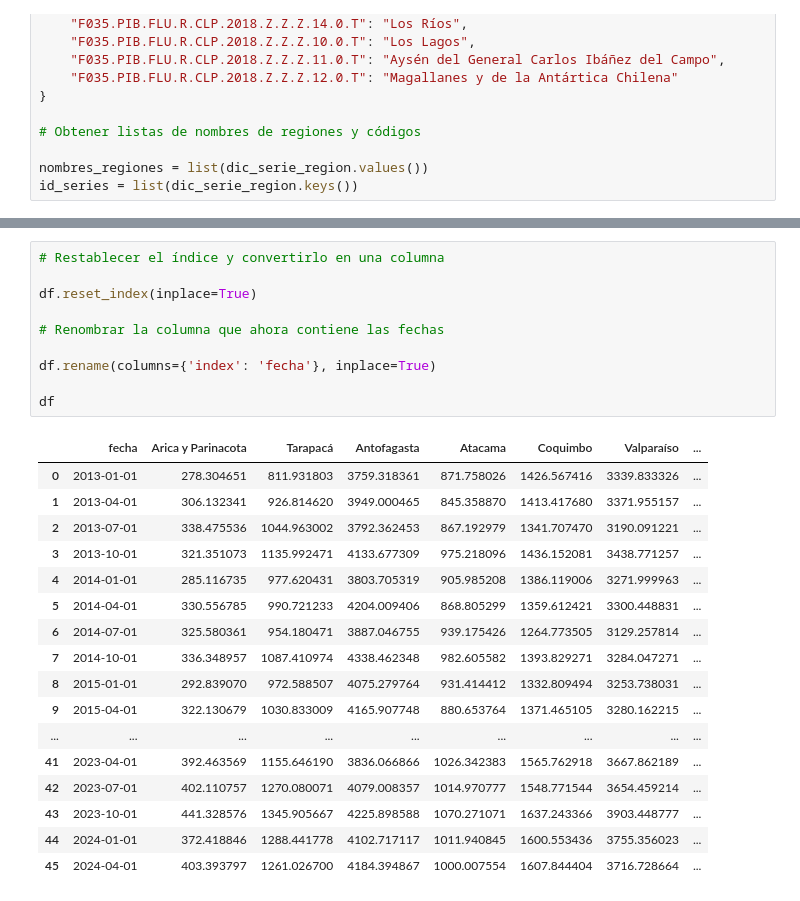
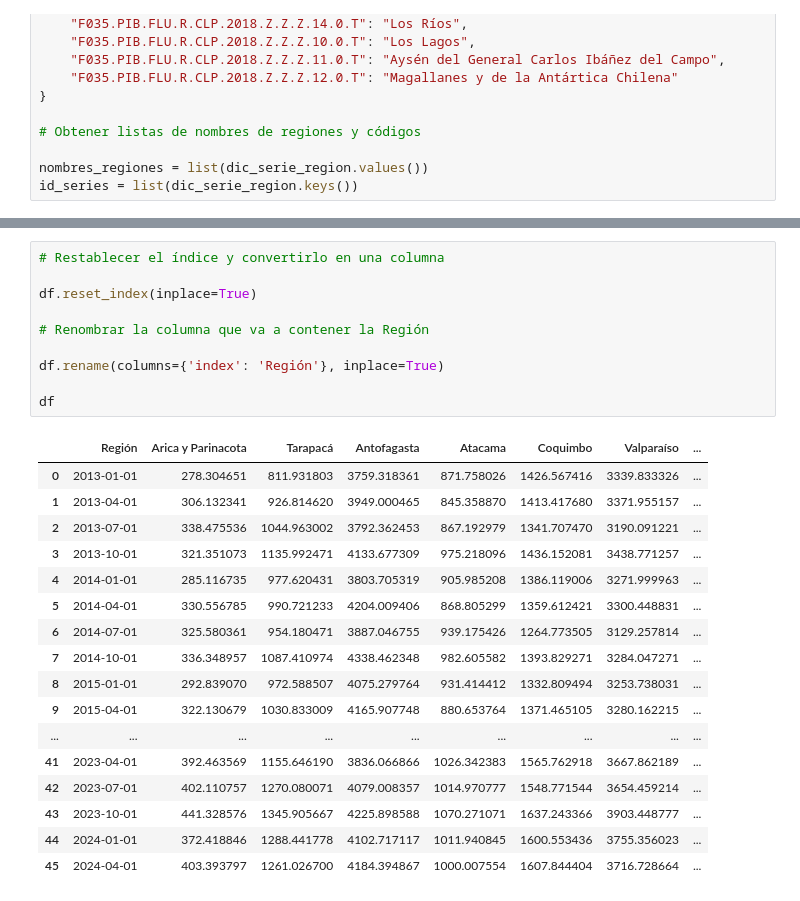
Before and after one commit to bartowen/Tour_Data_Pro, a Jupyter notebook: src/webscrapping.ipynb, the cells around one changed output, grey strips where cells are left out. Drawn from its saved outputs; the diff is of its cells as text.

```diff
--- a/src/webscrapping.ipynb
+++ b/src/webscrapping.ipynb
@@ -190,15 +208,15 @@ df
 # %%
 # Restablecer el índice y convertirlo en una columna
 
 df.reset_index(inplace=True)
 
-# Renombrar la columna que ahora contiene las fechas
+# Renombrar la columna que va a contener la Región
 
-df.rename(columns={'index': 'fecha'}, inplace=True)
+df.rename(columns={'index': 'Región'}, inplace=True)
 
 df
 # %% [output]
-|  | fecha | Arica y Parinacota | Tarapacá | Antofagasta | Atacama | Coquimbo | Valparaíso | ... |
+|  | Región | Arica y Parinacota | Tarapacá | Antofagasta | Atacama | Coquimbo | Valparaíso | ... |
 | 0 | 2013-01-01 | 278.304651 | 811.931803 | 3759.318361 | 871.758026 | 1426.567416 | 3339.833326 | ... |
 | 1 | 2013-04-01 | 306.132341 | 926.814620 | 3949.000465 | 845.358870 | 1413.417680 | 3371.955157 | ... |
 | 2 | 2013-07-01 | 338.475536 | 1044.963002 | 3792.362453 | 867.192979 | 1341.707470 | 3190.091221 | ... |
```
Also changed, not shown: parts of 7 cells of this notebook, 2 other files.
